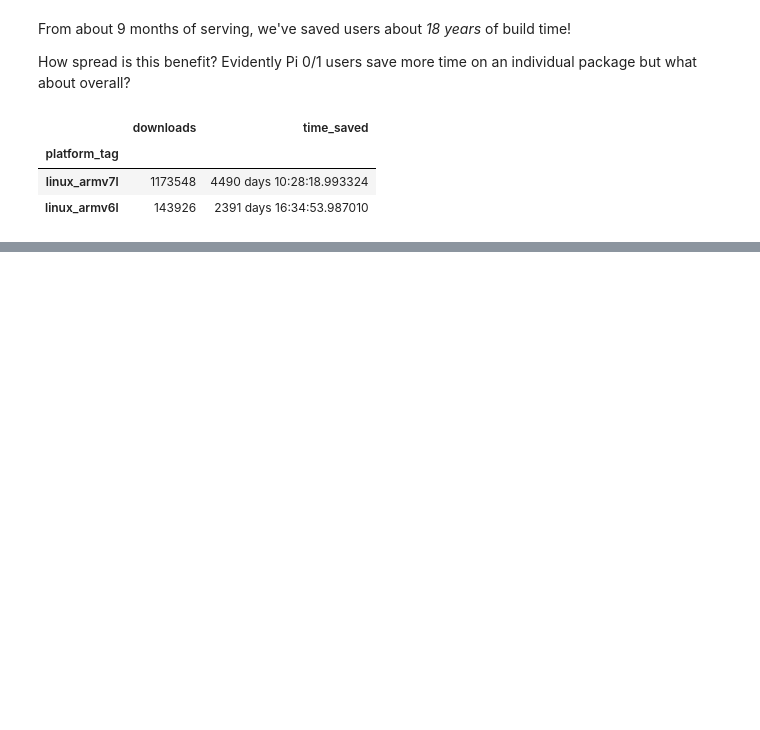
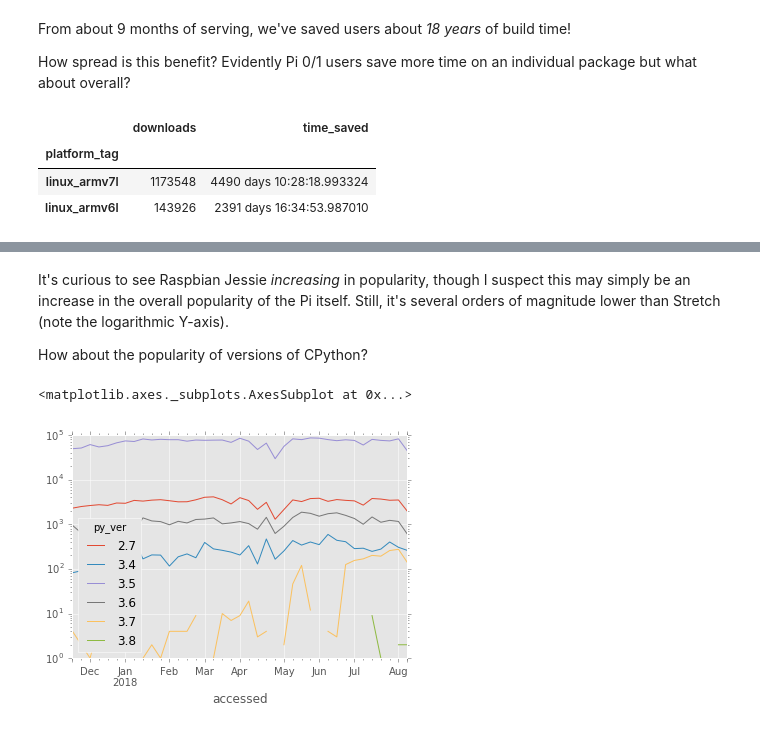
Before and after one commit to waveform80/piwheels-analysis, a Jupyter notebook: analysis_usage3.ipynb, the cells around one changed output, grey strips where cells are left out. Saved outputs shown, nothing was run; the diff lists cells and outputs as text; code cells hidden in the pictures; blank space fills up the shorter version.

```diff
--- a/analysis_usage3.ipynb
+++ b/analysis_usage3.ipynb
@@ -236,0 +261,27 @@ So Pi 2/3 users are still benefitting most. I'd previously guessed that the 0s m
+# %% [markdown]
+It's curious to see Raspbian Jessie *increasing* in popularity, though I suspect this may simply be an increase in the overall popularity of the Pi itself. Still, it's several orders of magnitude lower than Stretch (note the logarithmic Y-axis).
+
+How about the popularity of versions of CPython?
+# %%
+df = pd.read_sql(
+    """
+    SELECT
+        DATE_TRUNC('week', accessed_at) AS accessed,
+        LEFT(py_version, 3) AS py_ver,
+        COUNT(*) AS count
+    FROM downloads
+    WHERE accessed_at > '1970-01-05'
+    AND py_name = 'CPython'
+    AND distro_name = 'Raspbian GNU/Linux'
+    AND distro_version IN ('8', '9')
+    GROUP BY py_ver, accessed
+    ORDER BY py_ver, accessed
+    """, conn)
+df = df.pivot(
+    index='accessed',
+    columns='py_ver',
+    values='count')
+df.plot(logy=True)
+# %% [output]
+<matplotlib.axes._subplots.AxesSubplot at 0x...>
+[figure, added]
```
Also changed, not shown: parts of 5 cells of this notebook.
